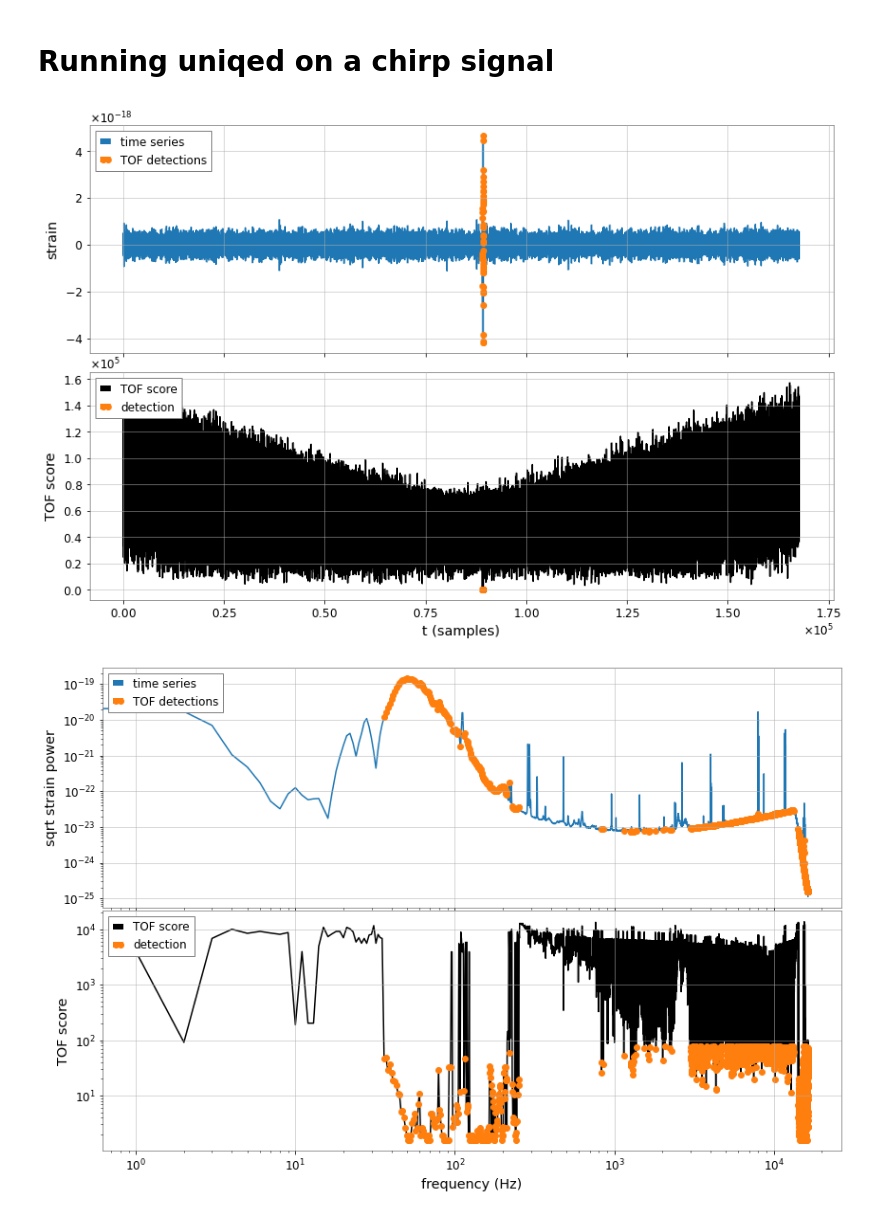
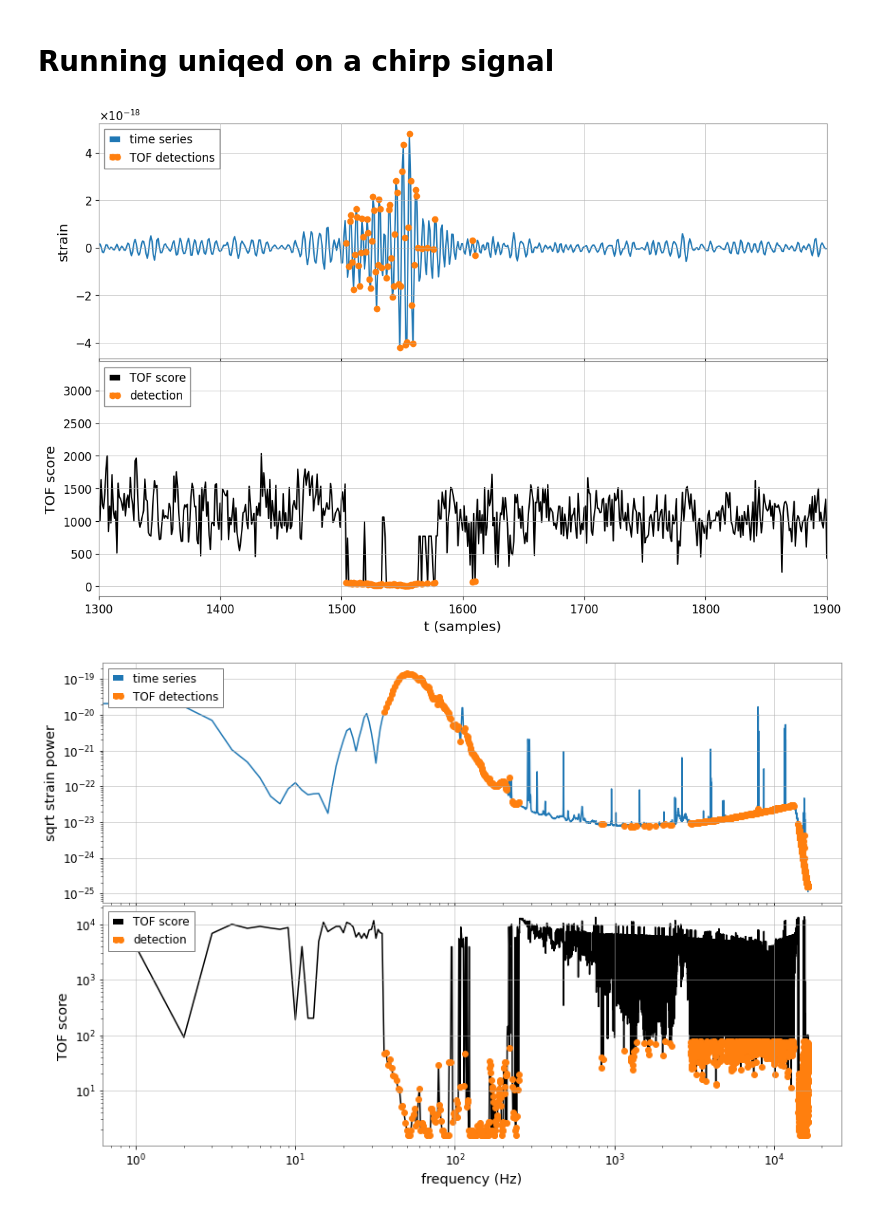
Before and after one commit to JulianZDing/LOFscratch, a Jupyter notebook: uniqed TOF experiments.ipynb, the cells around one changed output. Drawn from its saved outputs; the diff is of its cells as text; code cells hidden in the pictures.

```diff
--- a/uniqed TOF experiments.ipynb
+++ b/uniqed TOF experiments.ipynb
@@ -9,36 +9,43 @@ import pandas as pd
 
 from gwpy.timeseries import TimeSeries
 from uniqed.runners.tof_run import detect_outlier
 
+downsample_ratio = 100
+
 fn = 'data/H-H1_GWOSC_4KHZ_R1-1126257415-4096.hdf5'
-strain = TimeSeries.read(fn,format='hdf5.losc')
-data = strain.value[::100]
+ts = TimeSeries.read(fn,format='hdf5.losc')
+ts = ts[int(11*ts.size/22):int(13*ts.size/22)]
+ts = ts[int(ts.size/4):int(ts.size/2)]
+times = ts.times.value[::downsample_ratio]
+data = ts.value[::downsample_ratio]
 
 res_df = detect_outlier(pd.DataFrame(data)[[0]], cutoff_n=80)
 
 # plot the results
 fig, axs = plt.subplots(2, 1, figsize=(12,8), sharex=True)
 
 axs[0].plot(res_df[0], color='tab:blue', label='time series')
 axs[0].plot(res_df.query("TOF==1")[0], lw=0, marker='o',
          color='tab:orange', label='TOF detections')
 axs[0].set_ylabel('strain')
 axs[0].legend(loc='upper left', framealpha=1)
 
 axs[1].plot(res_df['TOF_score'], color='k', label='TOF score')
 axs[1].plot(res_df.query("TOF==1")['TOF_score'], lw=0, marker='o',
          color='tab:orange', label='detection')
 axs[1].set_ylabel('TOF score')
 axs[1].set_xlabel('t (samples)')
 axs[1].legend(loc='upper left', framealpha=1)
 
 axs[0].grid(True)
+axs[0].set_xlim(1300, 1900)
 axs[1].grid(True)
+axs[1].set_xlim(1300, 1900)
 
 fig.tight_layout(rect=[0, 0, 1, 1], pad=1, h_pad=0, w_pad=0)
 plt.show()
 # %% [output]
-[figure, old version]
+[figure, new version]
 # %%
 # Redo TOF analysis in frequency domain (ASD)
 # This probably makes no sense to do
```
Also changed, not shown: 2 other files.
